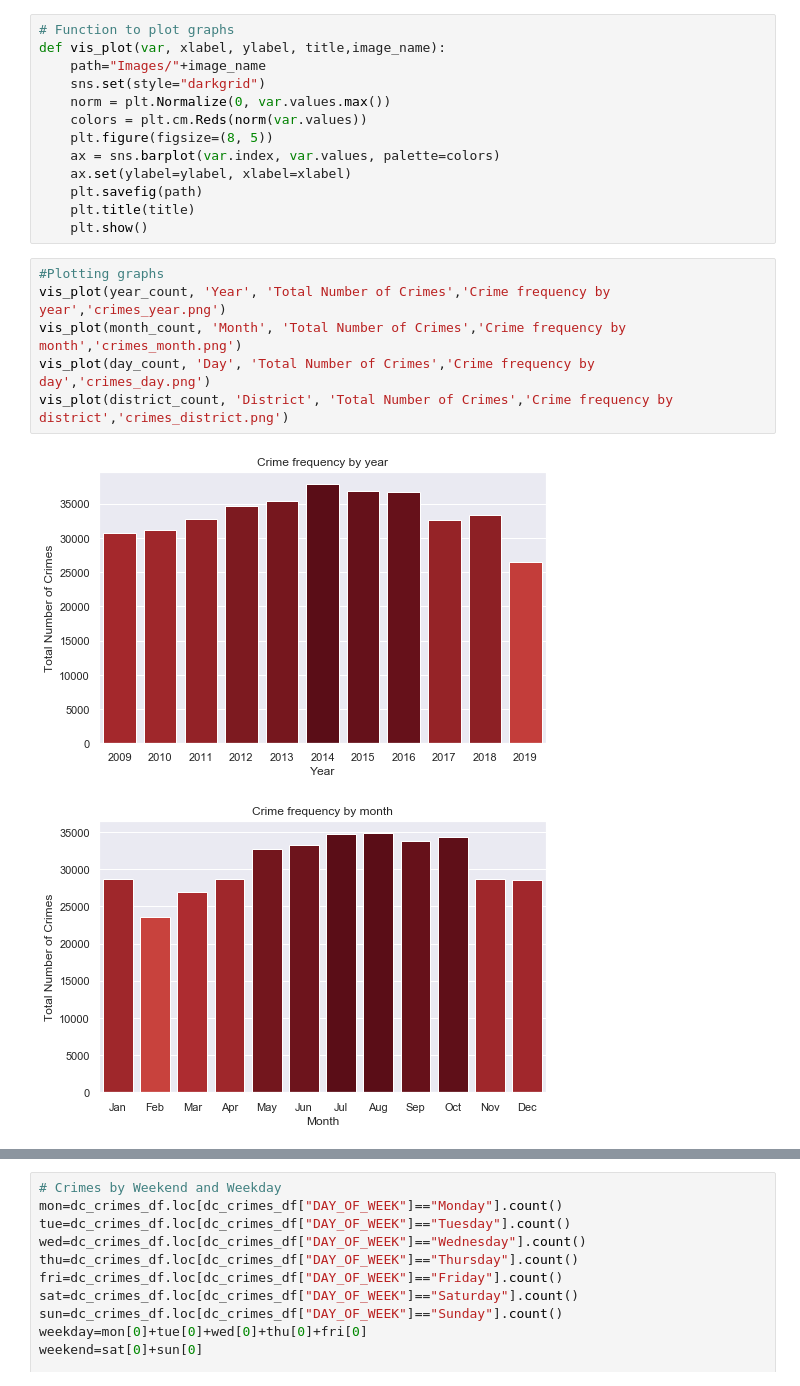
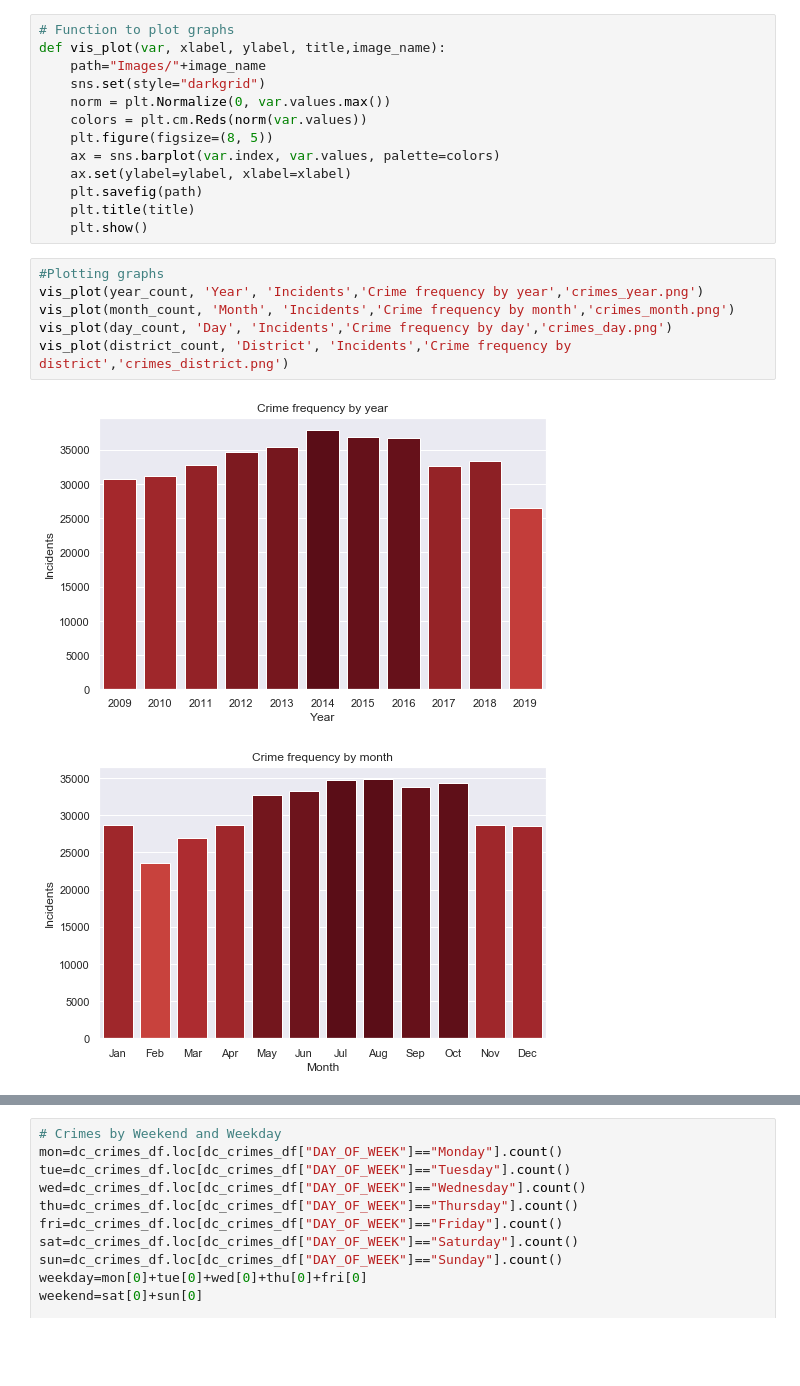
Before and after one commit to iraismgarcia5/Project_DC_Crime_Analysis, a Jupyter notebook: Project1_DC_Crime_Analysis.ipynb, the cells around one changed output, grey strips where cells are left out. Saved outputs shown, nothing was run; the diff lists cells and outputs as text; blank space fills up the shorter version.

```diff
--- a/Project1_DC_Crime_Analysis.ipynb
+++ b/Project1_DC_Crime_Analysis.ipynb
@@ -495,10 +504,10 @@ def vis_plot(var, xlabel, ylabel, title,image_name):
     plt.show()
 # %%
 #Plotting graphs
-vis_plot(year_count, 'Year', 'Total Number of Crimes','Crime frequency by year','crimes_year.png')
-vis_plot(month_count, 'Month', 'Total Number of Crimes','Crime frequency by month','crimes_month.png')
-vis_plot(day_count, 'Day', 'Total Number of Crimes','Crime frequency by day','crimes_day.png')
-vis_plot(district_count, 'District', 'Total Number of Crimes','Crime frequency by district','crimes_district.png')
+vis_plot(year_count, 'Year', 'Incidents','Crime frequency by year','crimes_year.png')
+vis_plot(month_count, 'Month', 'Incidents','Crime frequency by month','crimes_month.png')
+vis_plot(day_count, 'Day', 'Incidents','Crime frequency by day','crimes_day.png')
+vis_plot(district_count, 'District', 'Incidents','Crime frequency by district','crimes_district.png')
 # %% [output]
-[figure, old version]
+[figure, new version]
-[figure, old version]
+[figure, new version]
```
Also changed, not shown: parts of 10 cells of this notebook, 16 other files.
